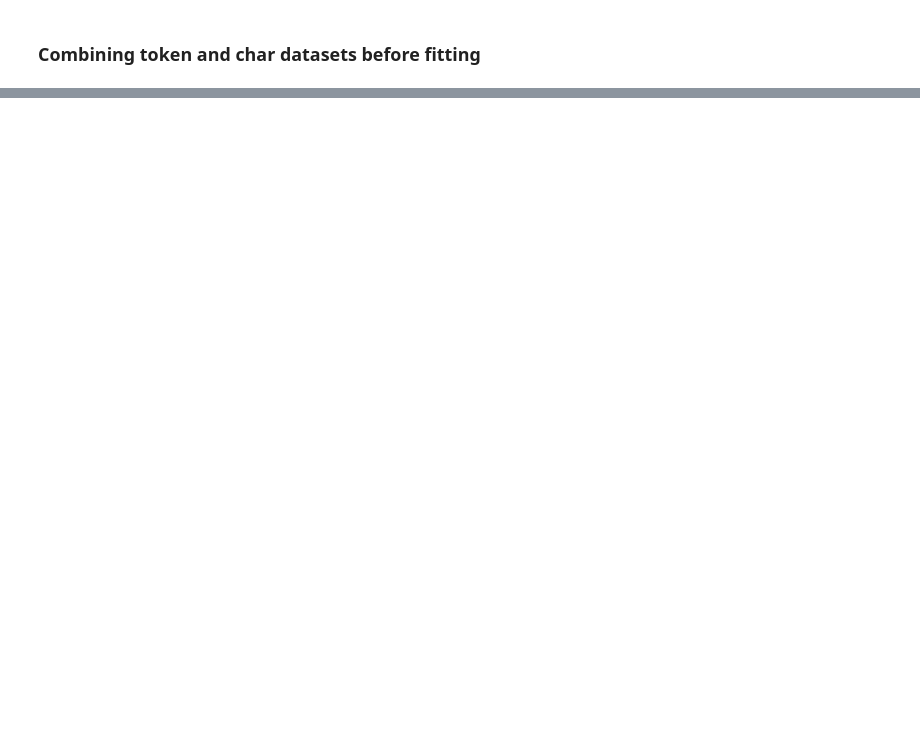
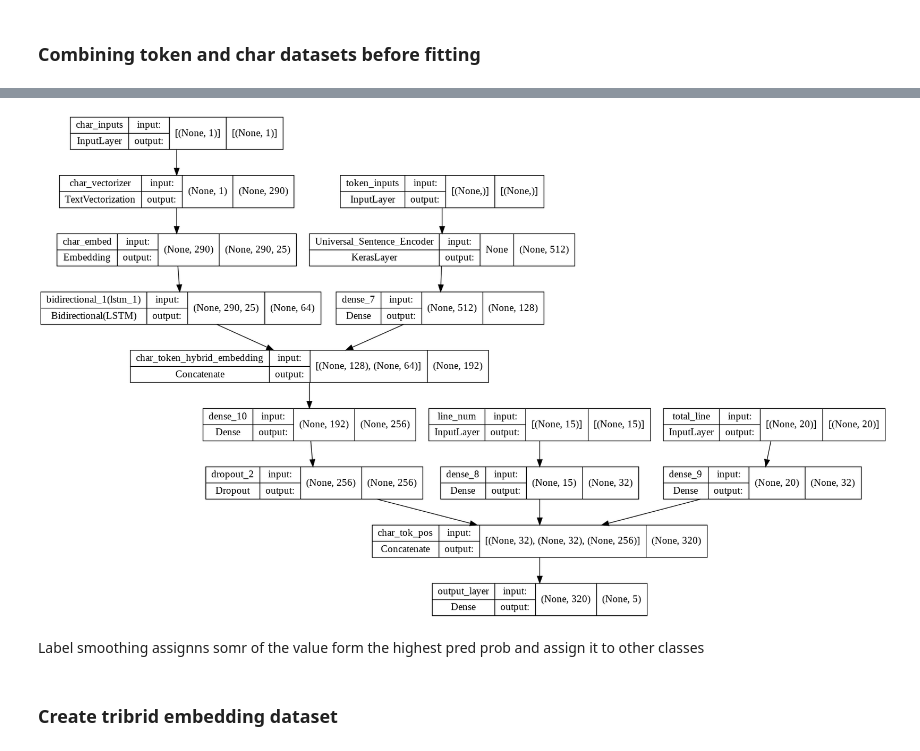
Before and after one commit to greygrease/tf-stuff, a Jupyter notebook: 09_SkimLit_NLP_Projectipynb.ipynb, the cells around one changed output, grey strips where cells are left out. Drawn from its saved outputs; the diff is of its cells as text; code cells hidden in the pictures; blank space fills up the shorter version.

```diff
--- a/09_SkimLit_NLP_Projectipynb.ipynb
+++ b/09_SkimLit_NLP_Projectipynb.ipynb
@@ -967,0 +1150,7 @@ val_char_token_dataset = val_char_token_dataset
+# %%
+from tensorflow.keras.utils import plot_model
+plot_model(model_5, show_shapes = True)
+# %% [output]
+[figure, added]
+# %% [markdown]
+Label smoothing assignns somr of the value form the highest pred prob and assign it to other classes
@@ -967,0 +1163,2 @@ val_char_token_dataset = val_char_token_dataset
+# %% [markdown]
+### Create tribrid embedding dataset
```
Also changed, not shown: parts of 48 cells of this notebook.
